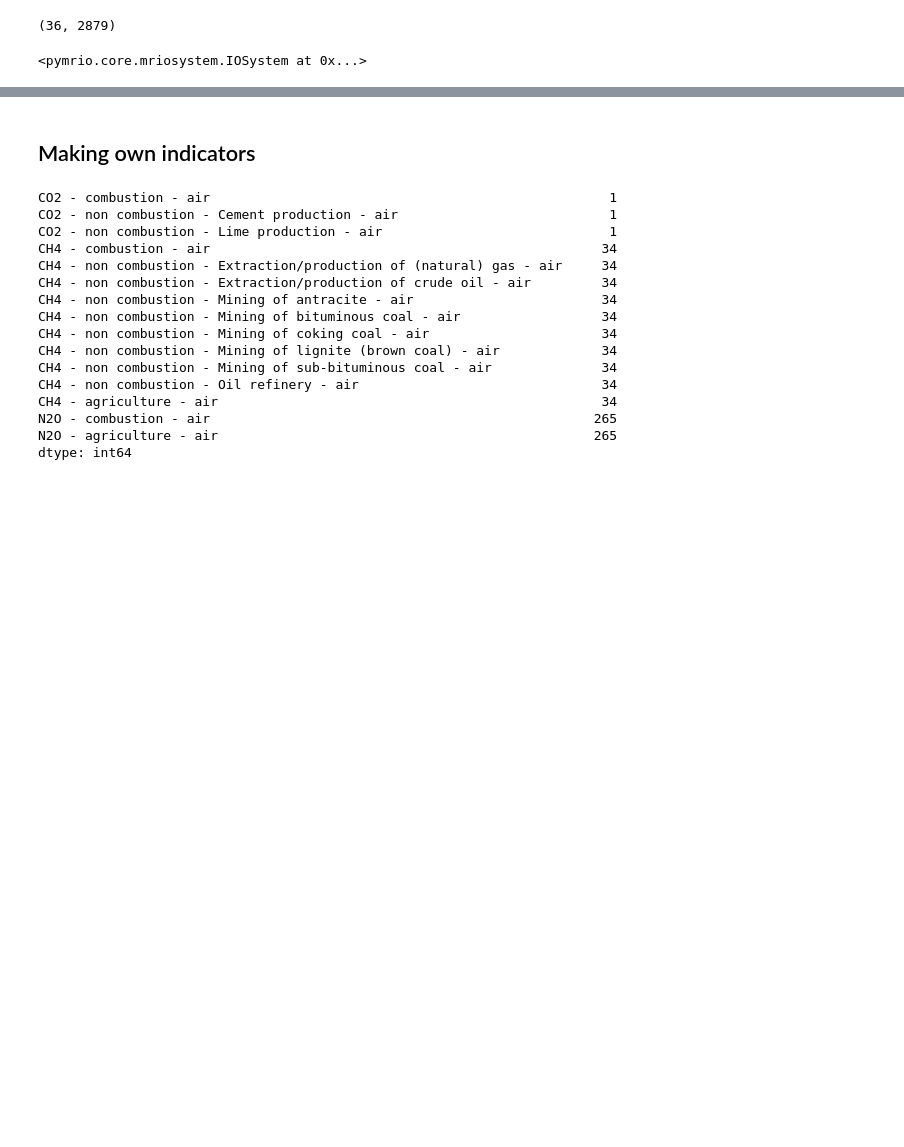
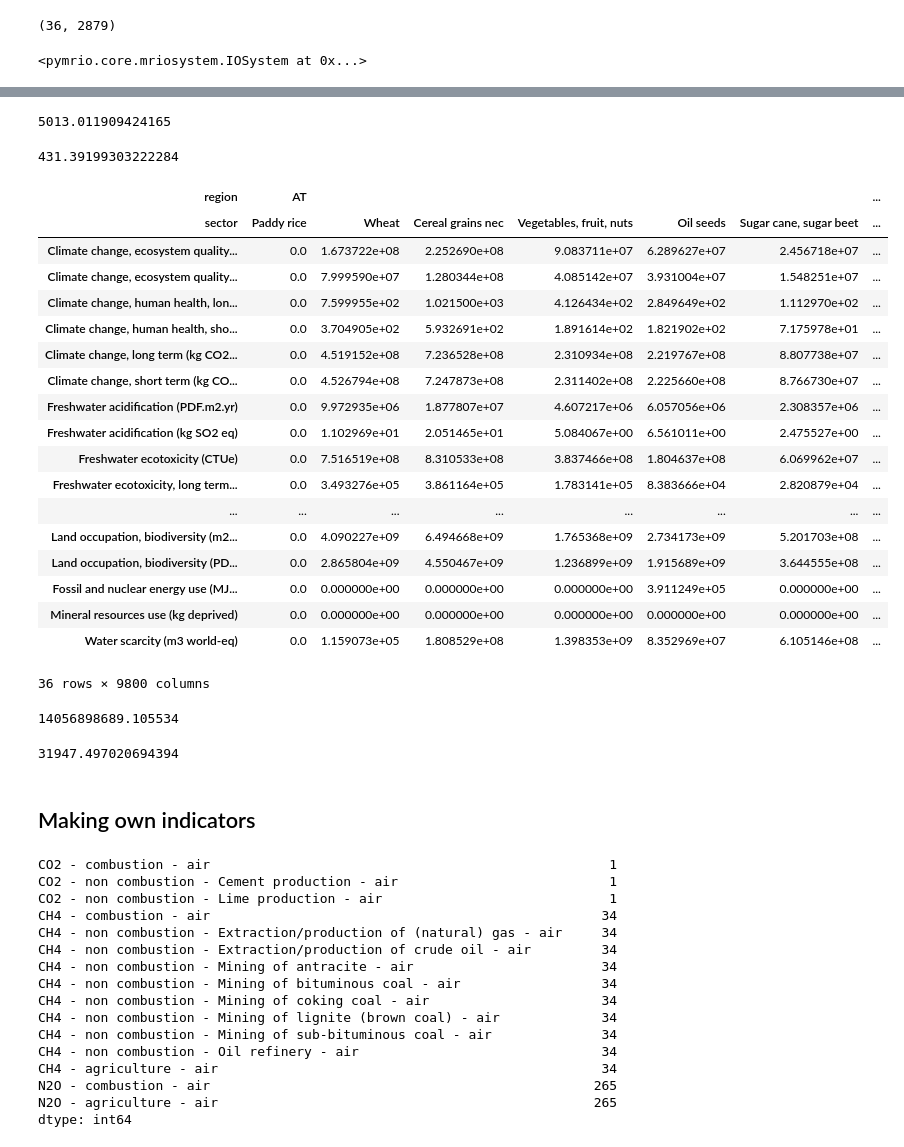
Before and after one commit to thomasgibon/io-footprinting, a Jupyter notebook: exiobase_use.ipynb, the cells around one changed output, grey strips where cells are left out. Cells and saved outputs as stored; diff of their text form; code cells hidden in the pictures; blank space fills up the shorter version.

```diff
--- a/exiobase_use.ipynb
+++ b/exiobase_use.ipynb
@@ -161,3 +198,42 @@ pd.concat([io.impact.D_cba_reg.loc[ind],
+# %%
+pd.set_option('display.max_rows', 200)
+io.impact.D_cba.loc[ind,('LU','Research and development services (73)')]/research_employees_LU
+# %% [output]
+5013.011909424165
+# %%
+io.impact.D_pba.loc[ind,('LU','Research and development services (73)')]/research_employees_LU
+# %% [output]
+431.39199303222284
+# %%
+io.impact.D_pba
+# %% [output]
+| region | AT |  |  |  |  |  | ... |
+| sector | Paddy rice | Wheat | Cereal grains nec | Vegetables, fruit, nuts | Oil seeds | Sugar cane, sugar beet | ... |
+| Climate change, ecosystem quality... | 0.0 | 1.673722e+08 | 2.252690e+08 | 9.083711e+07 | 6.289627e+07 | 2.456718e+07 | ... |
+| Climate change, ecosystem quality... | 0.0 | 7.999590e+07 | 1.280344e+08 | 4.085142e+07 | 3.931004e+07 | 1.548251e+07 | ... |
+| Climate change, human health, lon... | 0.0 | 7.599955e+02 | 1.021500e+03 | 4.126434e+02 | 2.849649e+02 | 1.112970e+02 | ... |
+| Climate change, human health, sho... | 0.0 | 3.704905e+02 | 5.932691e+02 | 1.891614e+02 | 1.821902e+02 | 7.175978e+01 | ... |
+| Climate change, long term (kg CO2... | 0.0 | 4.519152e+08 | 7.236528e+08 | 2.310934e+08 | 2.219767e+08 | 8.807738e+07 | ... |
+| Climate change, short term (kg CO... | 0.0 | 4.526794e+08 | 7.247873e+08 | 2.311402e+08 | 2.225660e+08 | 8.766730e+07 | ... |
+| Freshwater acidification (PDF.m2.yr) | 0.0 | 9.972935e+06 | 1.877807e+07 | 4.607217e+06 | 6.057056e+06 | 2.308357e+06 | ... |
+| Freshwater acidification (kg SO2 eq) | 0.0 | 1.102969e+01 | 2.051465e+01 | 5.084067e+00 | 6.561011e+00 | 2.475527e+00 | ... |
+| Freshwater ecotoxicity (CTUe) | 0.0 | 7.516519e+08 | 8.310533e+08 | 3.837466e+08 | 1.804637e+08 | 6.069962e+07 | ... |
+| Freshwater ecotoxicity, long term... | 0.0 | 3.493276e+05 | 3.861164e+05 | 1.783141e+05 | 8.383666e+04 | 2.820879e+04 | ... |
+| ... | ... | ... | ... | ... | ... | ... | ... |
+| Land occupation, biodiversity (m2... | 0.0 | 4.090227e+09 | 6.494668e+09 | 1.765368e+09 | 2.734173e+09 | 5.201703e+08 | ... |
+| Land occupation, biodiversity (PD... | 0.0 | 2.865804e+09 | 4.550467e+09 | 1.236899e+09 | 1.915689e+09 | 3.644555e+08 | ... |
+| Fossil and nuclear energy use (MJ... | 0.0 | 0.000000e+00 | 0.000000e+00 | 0.000000e+00 | 3.911249e+05 | 0.000000e+00 | ... |
+| Mineral resources use (kg deprived) | 0.0 | 0.000000e+00 | 0.000000e+00 | 0.000000e+00 | 0.000000e+00 | 0.000000e+00 | ... |
+| Water scarcity (m3 world-eq) | 0.0 | 1.159073e+05 | 1.808529e+08 | 1.398353e+09 | 8.352969e+07 | 6.105146e+08 | ... |
+36 rows × 9800 columns
+# %%
+io.impact.D_cba.loc[ind,'LU'].sum()
+# %% [output]
+14056898689.105534
+# %%
+io.impact.D_cba.loc[ind,'LU'].sum()/440000
+# %% [output]
+31947.497020694394
 # %% [markdown]
 ## Making own indicators
 # %%
```
Also changed, not shown: parts of 23 cells of this notebook.
